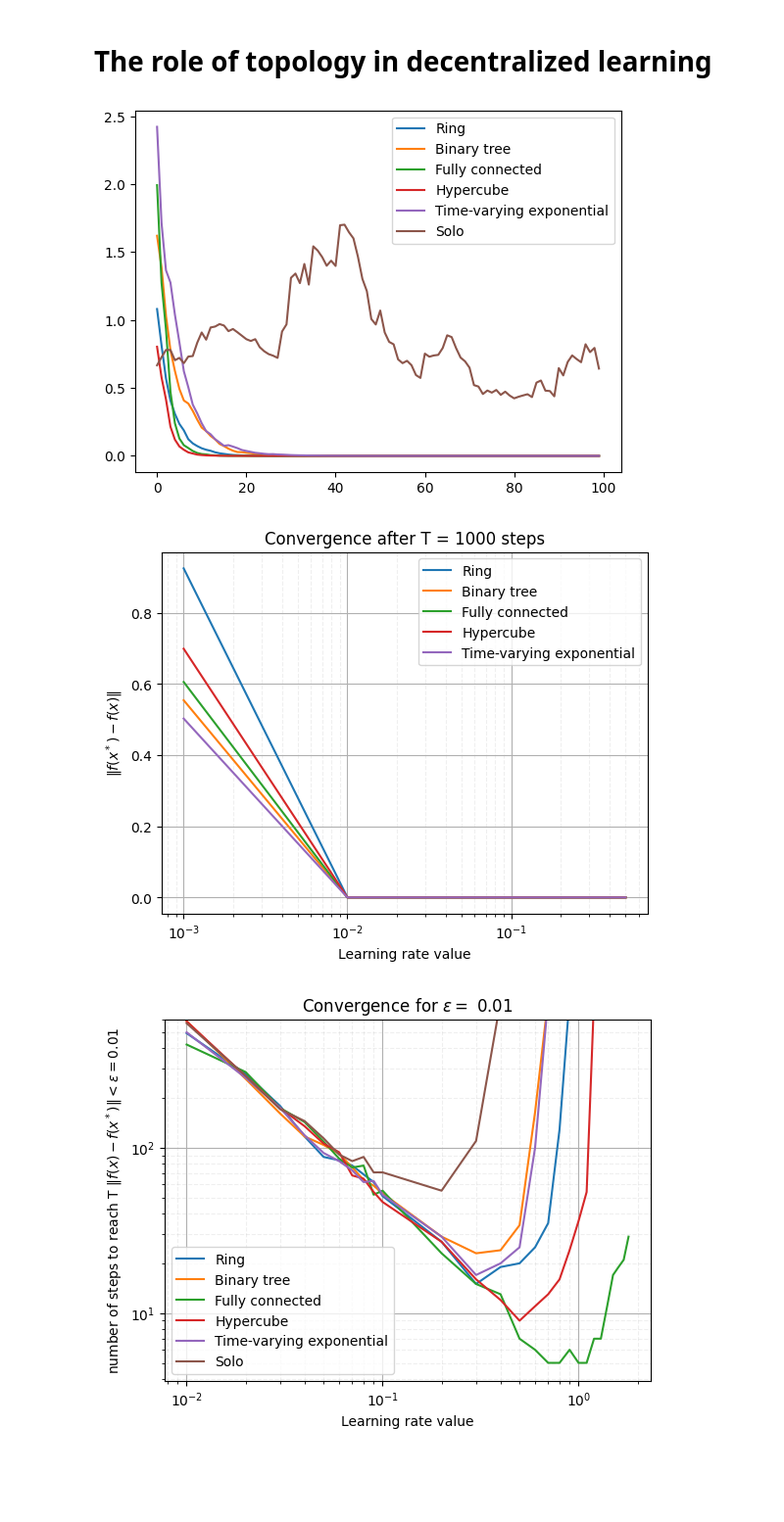
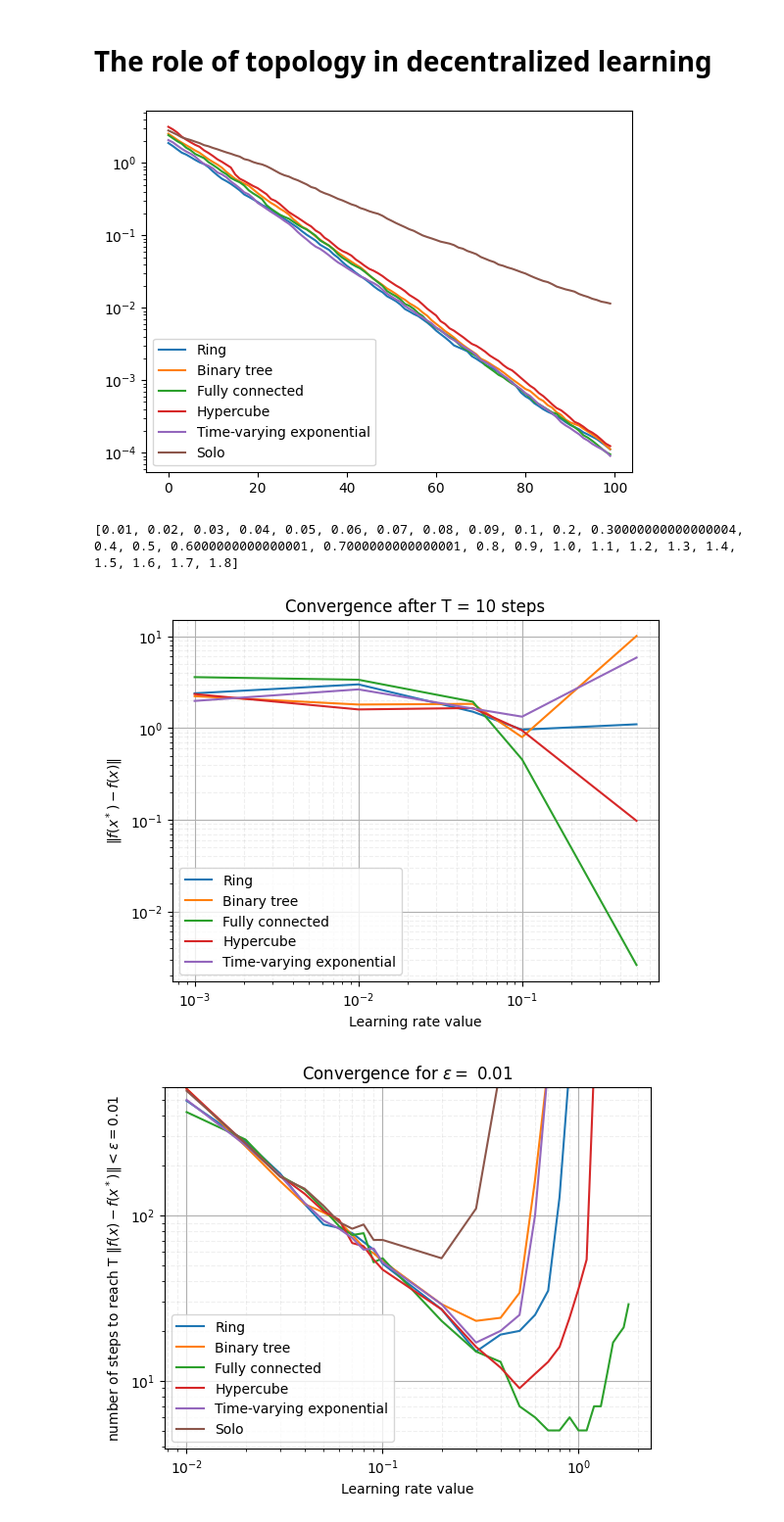
Before and after one commit to hduprieu/changing_topology, a Jupyter notebook: EA.ipynb, the cells around one changed output. Shown at 98% size. Drawn from its saved outputs; the diff is of its cells as text; code cells hidden in the pictures; blank space fills up the shorter version.

```diff
--- a/EA.ipynb
+++ b/EA.ipynb
@@ -24,12 +22,12 @@ def DSGD_toypbm(lr, d, n, T, topologies, show):
 
     Prints at each iteration the state x obtained by worker i = 0
     """
-    if show :
+    if show : # parameters to show the graph or not. If False the algorithm returns the norms X
         fig, ax = plt.subplots()
     final_results = []
     for topology in topologies:
         if topology != "Time-varying exponential":
-            W = Matrix.w(scheme_for_string(topology, num_workers=n)).numpy()
+            W = Matrix.w(scheme_for_string(topology, num_workers=n)).numpy() #The exponential matrix function works differently than others topologies
         x0 = rd.normal(0,1, size = (d))
         X = np.block([[x0]]*n)
         norms = []
@@ -38,10 +36,11 @@ def DSGD_toypbm(lr, d, n, T, topologies, show):
                 W = scheme_for_string(topology, num_workers=n).w(T).numpy()
             for i in range(n):
                 v = rd.normal(0,1, size = (d,1))
-                X[i,:] = X[i,:] - lr * v.dot(v.T).dot(X[i,:])
-            X = W.dot(X)
-            norms.append(np.mean(np.linalg.norm(X, axis = 1, ord = 2)))
+                X[i,:] = X[i,:] - lr * v.dot(v.T).dot(X[i,:]) # Calculating the new value with the local gradient and the learning rate
+            X = W.dot(X) #
+            norms.append(np.mean(np.linalg.norm(X, axis = 1, ord = 2))) # We calculate the norm of X for each workers, then average all norms. We store all the norms to plot
         if show :
+            ax.set_yscale('log')
             ax.plot(np.arange(0, T), norms, label = topology)
             ax.legend()
         final_results.append(norms[-1])
@@ -50,23 +49,23 @@ def DSGD_toypbm(lr, d, n, T, topologies, show):
     else:
         return final_results
 # %%
-d = 4
+d = 8
 n = 32
 T = 100
 
 topologies = [
         "Ring",
         "Binary tree",
         "Fully connected",
         "Hypercube",
         "Time-varying exponential",
         "Solo",
 
     ]
 
-DSGD_toypbm(0.4, d, n, T, topologies, True)
+DSGD_toypbm(0.1, d, n, T, topologies, True)
 # %% [output]
-[figure, old version]
+[figure, new version]
 # %%
 def list_learning_rates():
     '''
@@ -79,6 +78,9 @@ def list_learning_rates():
     for k in range(9):
         li.append(1. + k/10)
     return li
+print(list_learning_rates())
+# %% [output]
+[0.01, 0.02, 0.03, 0.04, 0.05, 0.06, 0.07, 0.08, 0.09, 0.1, 0.2, 0.30000000000000004, 0.4, 0.5, 0.6000000000000001, 0.7000000000000001, 0.8, 0.9, 1.0, 1.1, 1.2, 1.3, 1.4, 1.5, 1.6, 1.7, 1.8]
 # %%
 def learning_rate_dependency(d, n, T, topologies):
     """
@@ -99,10 +101,11 @@ def learning_rate_dependency(d, n, T, topologies):
     matrix = np.zeros((len(learning_rates), len(topologies)))
     fig, ax = plt.subplots()
     for lr, k in zip(learning_rates, range(len(learning_rates))):
-        matrix[k,:] = np.array(DSGD_toypbm(lr, d, n, T, topologies, False))
+        matrix[k,:] = np.array(DSGD_toypbm(lr, d, n, T, topologies, False)) # calculating the norm of x after n steps for a c
     for topology, j in zip(topologies, range(len(topologies))):
         ax.plot(learning_rates, matrix[:,j], label = topology)
         ax.set_xscale('log')
+        ax.set_yscale('log')
         ax.legend()
     ax.set_ylabel(f'$\| f(x^*) - f(x) \| $')
     ax.set_xlabel('Learning rate value')
@@ -111,9 +114,11 @@ def learning_rate_dependency(d, n, T, topologies):
     ax.grid(which='minor', alpha=0.2, linestyle='--')
     plt.show()
 
-learning_rate_dependency(d, n, 1000, topologies[:-1])
+learning_rate_dependency(d, n, 10, topologies[:-1])
+
+#The model converges too quickly to see intersting results with this graph
 # %% [output]
-[figure, old version]
+[figure, new version]
 # %%
 def DSGD_toypbm_epsilon(lr, d, n, topology, T_max, epsilon):
     """
```
Also changed, not shown: parts of 1 cell of this notebook.
